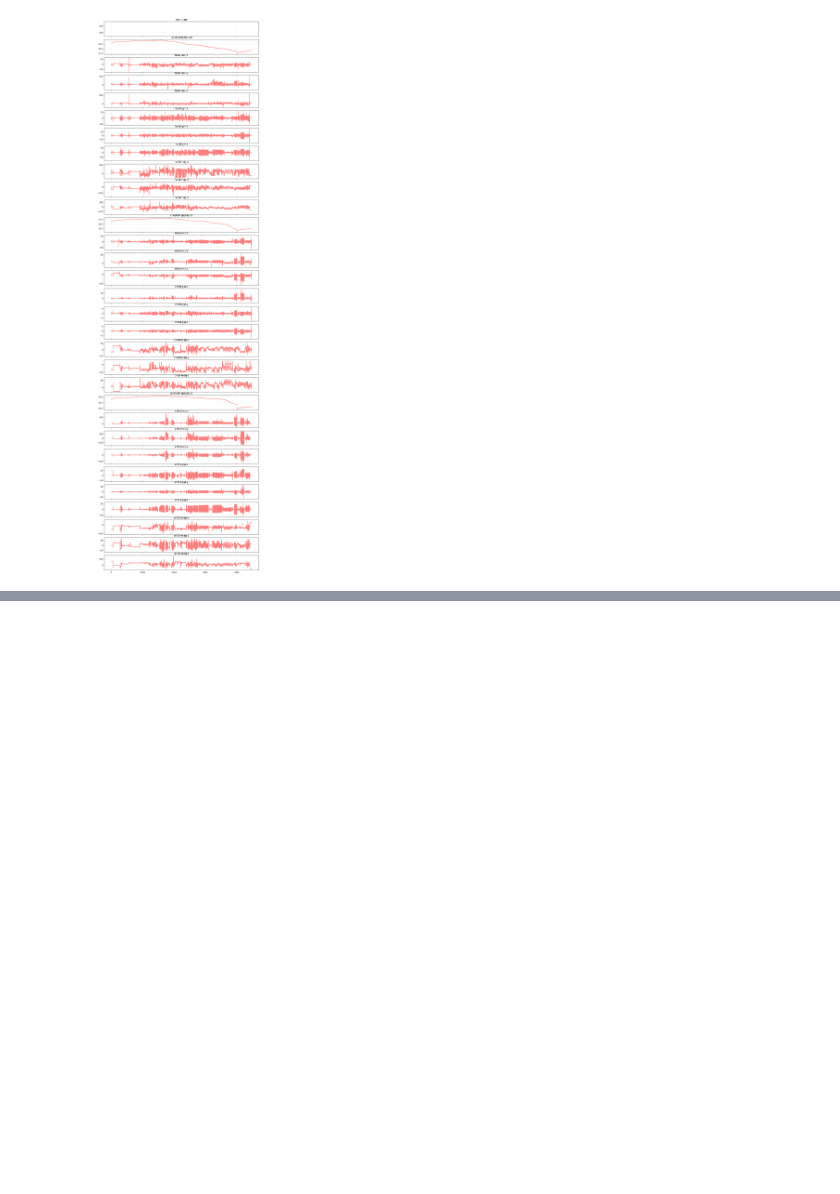
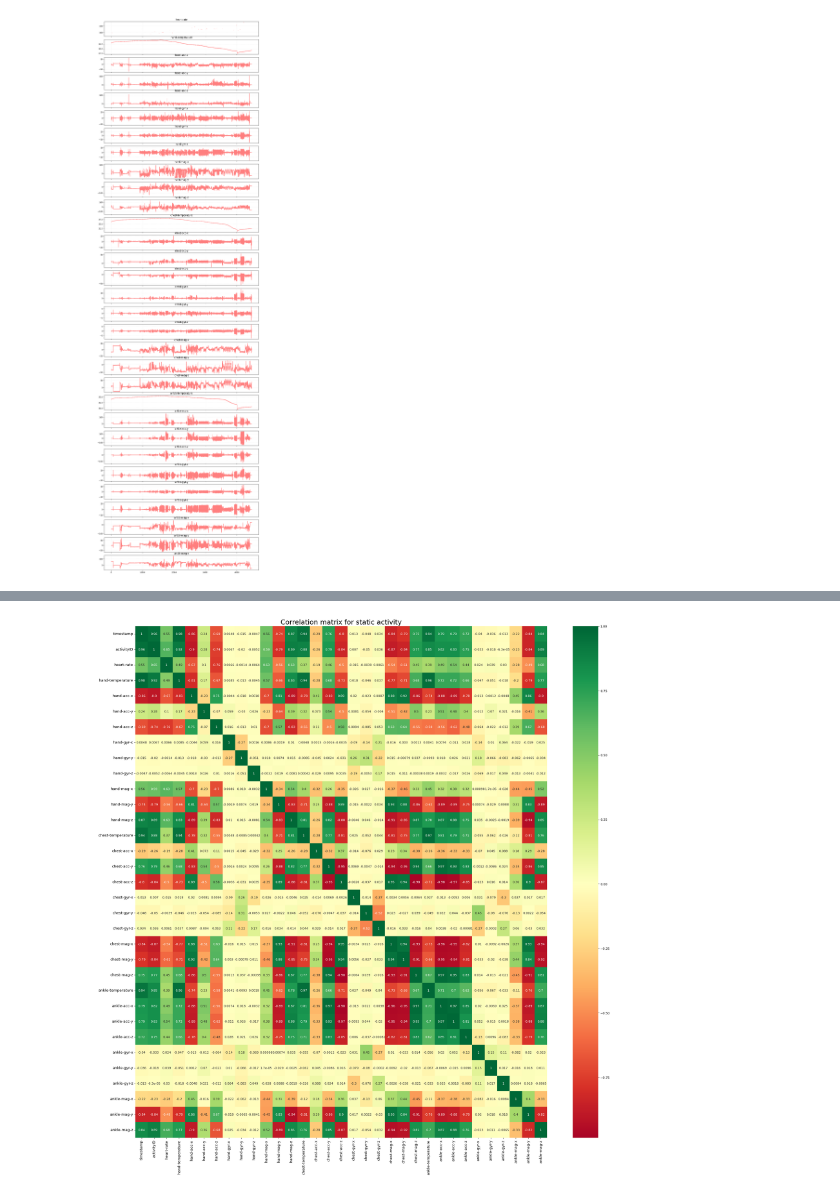
Before and after one commit to zivyo/human-activity-classification, a Jupyter notebook: HAR_classifictaion.ipynb, the cells around one changed output, grey strips where cells are left out. Saved outputs shown, nothing was run; the diff lists cells and outputs as text; code cells hidden in the pictures; blank space fills up the shorter version.

```diff
--- a/HAR_classifictaion.ipynb
+++ b/HAR_classifictaion.ipynb
@@ -302,0 +346,11 @@ plt.show()
+# %%
+# Plot
+plt.figure(figsize=(30,30), dpi= 80)
+sns.heatmap(df_2[(df_2.activityID == 1 )| (df_2.activityID ==2)| (df_2.activityID ==3)|(df_2.activityID == 9)|(df_2.activityID == 10)|(df_2.activityID == 11)].corr(), xticklabels=col, yticklabels=col, cmap='RdYlGn', center=0, annot=True)
+# Decorations
+plt.title(f'Correlation matrix for static activity', fontsize=22)
+plt.xticks(fontsize=12)
+plt.yticks(fontsize=12)
+plt.show()
+# %% [output]
+[figure, added]
```
Also changed, not shown: parts of 10 cells of this notebook.
